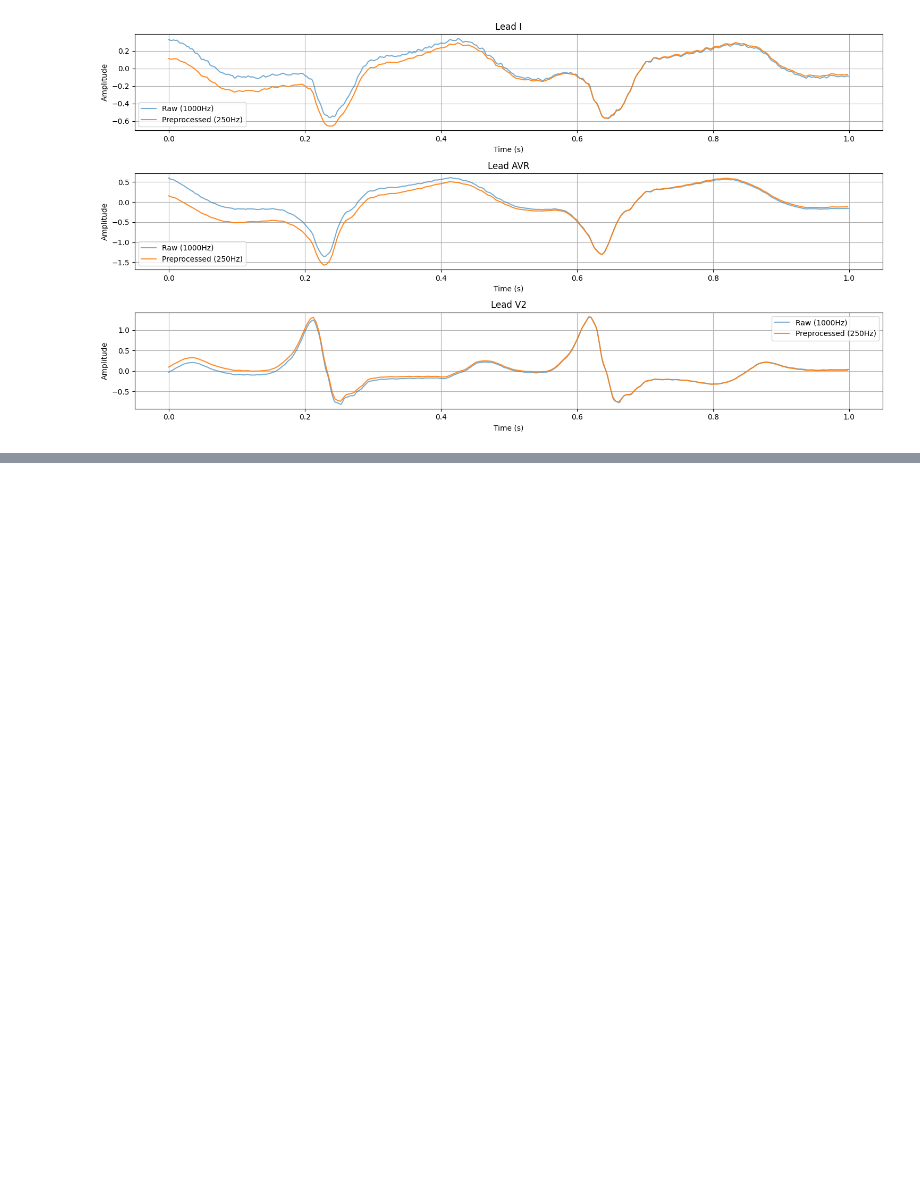
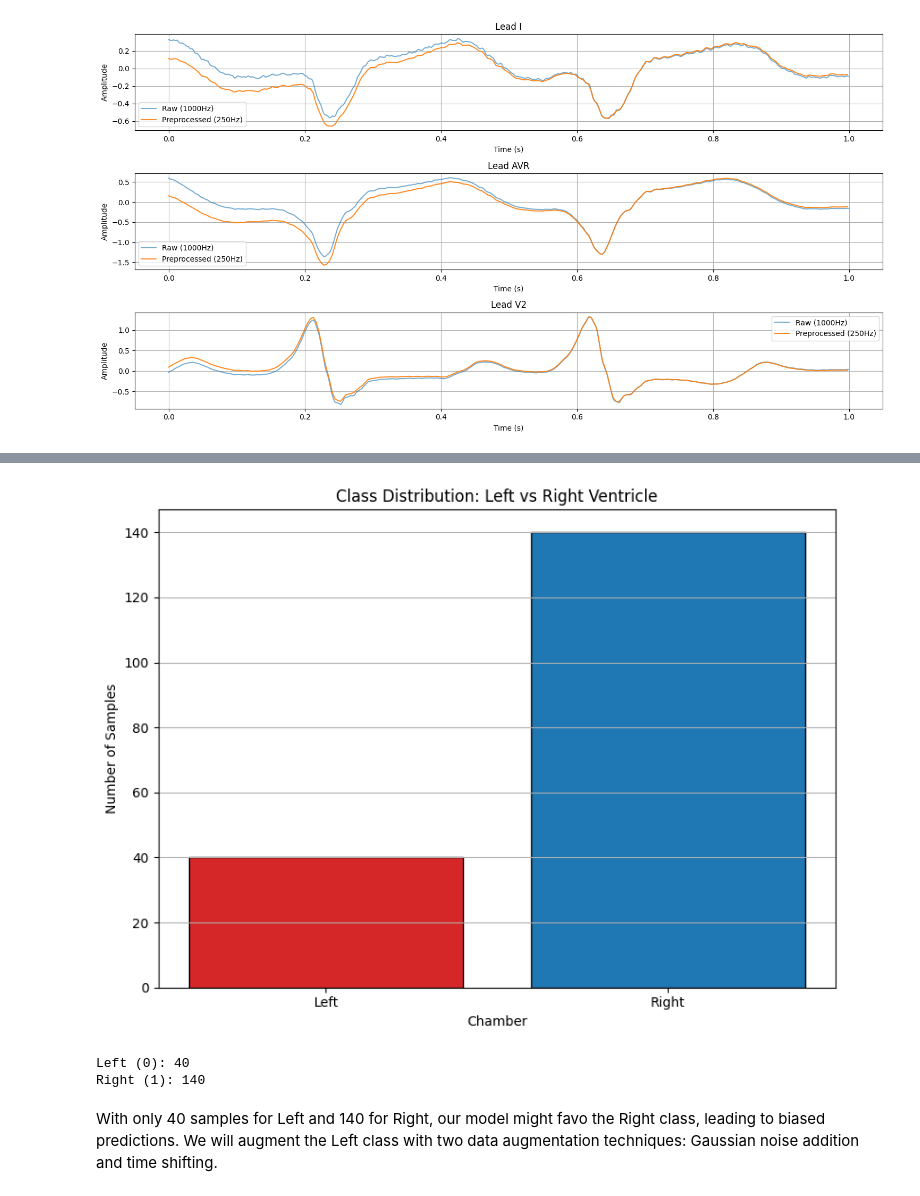
Before and after one commit to taniapazospuig/compbiomed-seminars, a Jupyter notebook: 01_preprocessing.ipynb, the cells around one changed output, grey strips where cells are left out. Cells and saved outputs as stored; diff of their text form; code cells hidden in the pictures; blank space fills up the shorter version.

Commit message:
mapping to left and right

```diff
--- a/01_preprocessing.ipynb
+++ b/01_preprocessing.ipynb
@@ -198,0 +222,6 @@ plt.show()
+# %%
+# Show all unique chamber names after Hoja1 + Hoja2 mapping
+unique_chambers = sorted(set(simplified_chambers))
+print("Unique chamber labels found:", len(unique_chambers))
+for label in unique_chambers:
+    print("-", label)
@@ -198,0 +238,44 @@ plt.show()
+# %%
+def normalize_chamber(label):
+    """
+    Normalize known chamber labels to: 'Left', 'Right', or 'OTHER'
+    """
+    if label in ["RVOT", "Right ventricle", "Tricuspid annulus", "Coronary sinus"]:
+        return "Right"
+    elif label in ["LVOT", "Left ventricle", "Mitral annulus"]:
+        return "Left"
+    return "OTHER"
+
+final_chambers_normalized = [normalize_chamber(c) for c in simplified_chambers]
+# %%
+# === STEP 7: Plot Histogram for Left vs Right Distribution ===
+
+# Filter out 'OTHER' samples
+filtered_labels = [label for label in final_chambers_normalized if label != "OTHER"]
+
+# Calculate histogram counts
+left_count = filtered_labels.count("Left")
+right_count = filtered_labels.count("Right")
+
+# Plot histogram for Left vs Right distribution
+plt.figure(figsize=(8, 6))
+plt.bar(["Left", "Right"], [left_count, right_count], color=['tab:red', 'tab:blue'], edgecolor='black')
+
+# Add horizontal gridlines only
+plt.title("Class Distribution: Left vs Right Ventricle")
+plt.xlabel("Chamber")
+plt.ylabel("Number of Samples")
+plt.grid(axis='y')  # Only horizontal (y-axis) gridlines
+
+plt.tight_layout()
+plt.show()
+
+# Print counts of each class (Left and Right)
+print("Left (0):", left_count)
+print("Right (1):", right_count)
+# %% [output]
+[figure, added]
+Left (0): 40
+Right (1): 140
+# %% [markdown]
+With only 40 samples for Left and 140 for Right, our model  might favo the Right class, leading to biased predictions. We will augment the Left class with two data augmentation techniques: Gaussian noise addition and time shifting.
```
Also changed, not shown: parts of 2 cells of this notebook, 1 other file.
